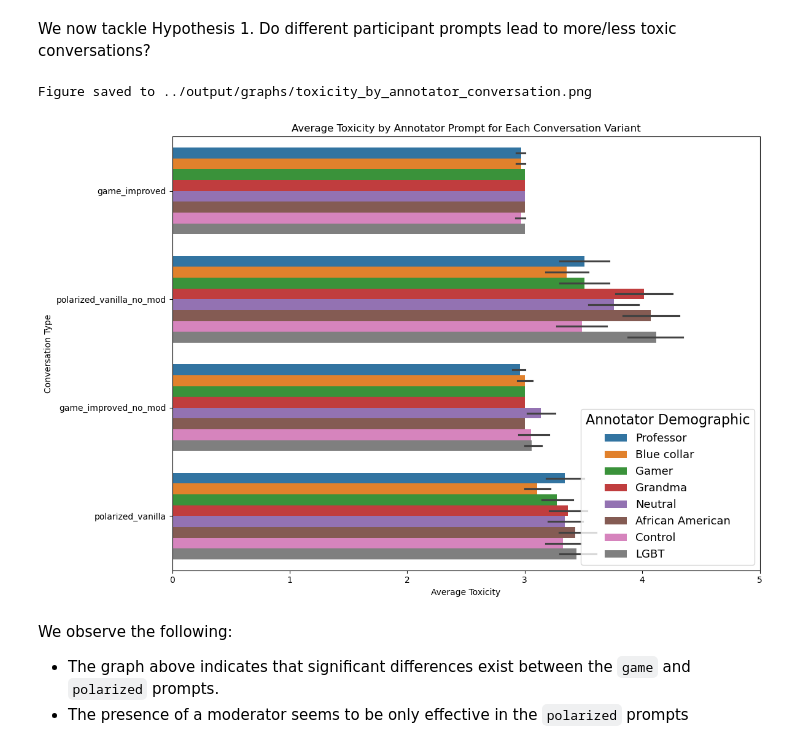
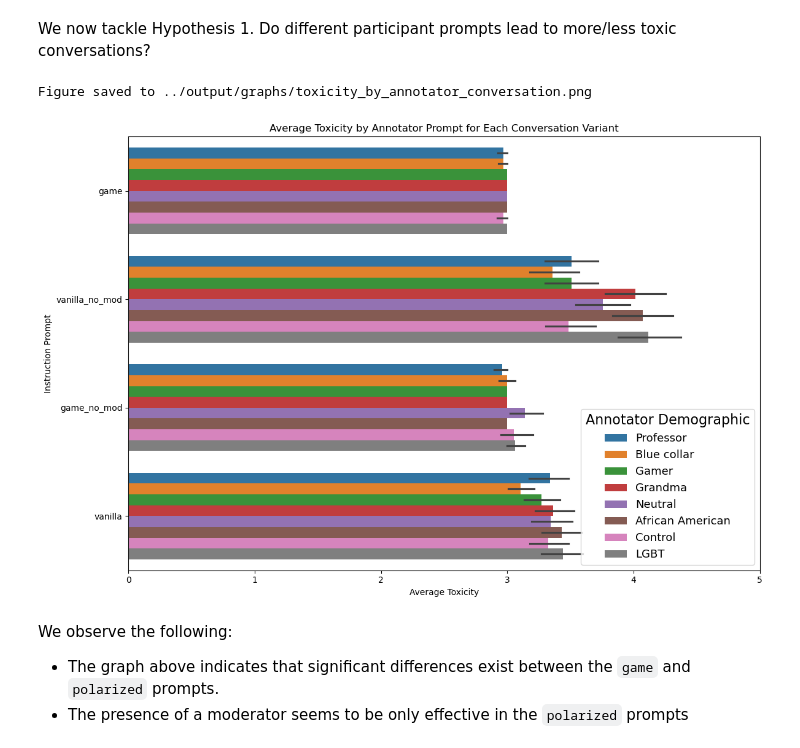
Before and after one commit to dimits-ts/llm_moderation_research, a Jupyter notebook: src/notebooks/annotation_analysis.ipynb, the cells around one changed output. Saved outputs shown, nothing was run; the diff lists cells and outputs as text; code cells hidden in the pictures.

Commit message:
refactor  prompt type

```diff
--- a/src/notebooks/annotation_analysis.ipynb
+++ b/src/notebooks/annotation_analysis.ipynb
@@ -68,9 +68,27 @@ def import_conversations(conv_dir: str) -> pd.DataFrame:
     full_df = pd.concat(rows)
     full_df = full_df.set_index("id")
     return full_df
+
+
+def name_conv_cariants(conv_variant: str) -> str:
+    match conv_variant:
+        case "game_improved":
+            return "game"
+        case "game_improved_no_mod":
+            return "game_no_mod"
+        case "polarized_vanilla":
+            return "vanilla"
+        case "polarized_vanilla_no_mod":
+            return "vanilla_no_mod"
+        case _:
+            raise ValueError(
+                f"Conv variant id {conv_variant} does not match any known ids:"
+                "Edit the name_conv_variants function to include it!"
+            )
 # %%
 conv_df = import_conversations(CONVERSATIONS_INPUT_DIR)
 conv_df = conv_df[conv_df.message.str.len() > 0]
+conv_df.conv_variant = conv_df.conv_variant.map(name_conv_cariants)
 conv_df
 # %% [output]
 |  | user_prompts | conv_variant | user | message |
@@ -334,27 +352,26 @@ We can clearly see a pattern where differences are statistically significant onl
 # %% [markdown]
 We now tackle Hypothesis 1. Do different participant prompts lead to more/less toxic conversations?
 # %%
-# Creating the plot
 plt.figure(figsize=(12, 8))
 sns.barplot(
     data=full_df,
     y="conv_variant",
     x="toxicity",
     hue="annotator_prompt",
     estimator=np.mean,
 )
 plt.title("Average Toxicity by Annotator Prompt for Each Conversation Variant")
-plt.ylabel("Conversation Type")
+plt.ylabel("Instruction Prompt")
 plt.xlabel("Average Toxicity")
 plt.xlim(0, 5)
 plt.legend(title="Annotator Demographic", fontsize="13", title_fontsize="16")
 plt.tight_layout()
 
 tasks.util.save_plot(filename="toxicity_by_annotator_conversation.png", dir_name=GRAPH_OUTPUT_DIR)
 plt.show()
 # %% [output]
 Figure saved to ../output/graphs/toxicity_by_annotator_conversation.png
-[figure, old version]
+[figure, new version]
 # %% [markdown]
 We observe the following:
 * The graph above indicates that significant differences exist between the `game` and `polarized` prompts.
```
Also changed, not shown: parts of 8 cells of this notebook, 3 other files.
